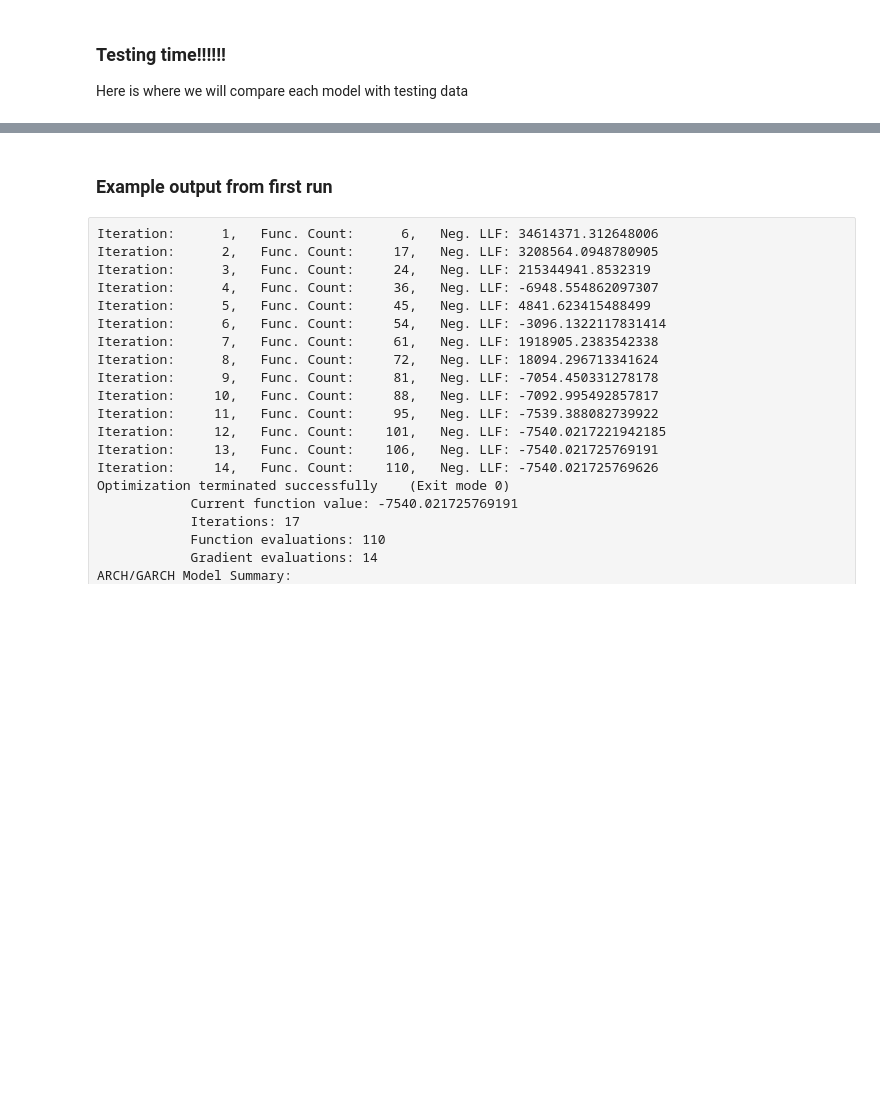
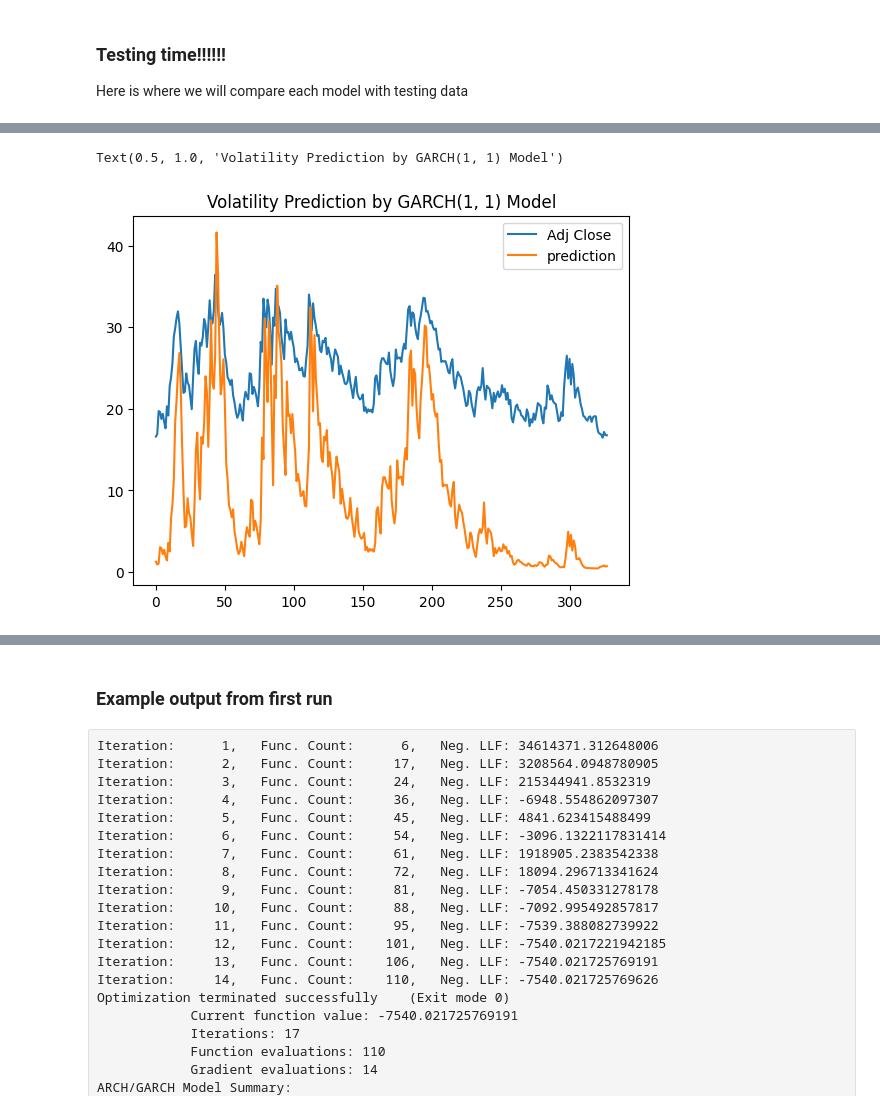
Before and after one commit to pbrowne011/vixproject, a Jupyter notebook: vix_models.ipynb, the cells around one changed output, grey strips where cells are left out. Saved outputs shown, nothing was run; the diff lists cells and outputs as text; code cells hidden in the pictures; blank space fills up the shorter version.

```diff
--- a/vix_models.ipynb
+++ b/vix_models.ipynb
@@ -196,4 +198,4 @@ Using the arch_model from our arch library, we model the residuals of the ARIMA
 # %%
 # GARCH model
 garch_model = arch_model(residuals, vol='Garch', p=1, q=1, rescale=False)
-garch_fit = garch_model.fit()
+garch_fit = garch_model.fit(update_freq=5)
@@ -397,0 +418,12 @@ to globally set reindex to True and silence this warning.
+# %%
+predictions.index = predictions["Date"]
+predictions = predictions['prediction']
+# %%
+m= vix_test.merge(predictions, how='inner', on='Date' )
+
+m['prediction'] = m['prediction']/12
+m[['Adj Close', 'prediction']].plot()
+plt.title("Volatility Prediction by GARCH(1, 1) Model")
+# %% [output]
+Text(0.5, 1.0, 'Volatility Prediction by GARCH(1, 1) Model')
+[figure, added]
```
Also changed, not shown: parts of 11 cells of this notebook.
